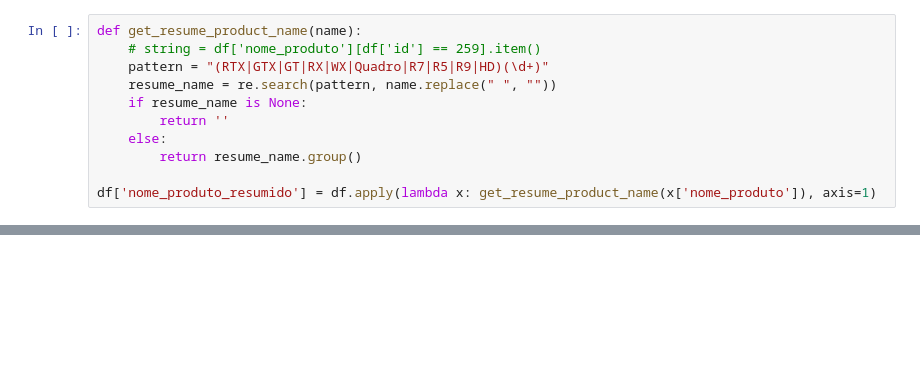
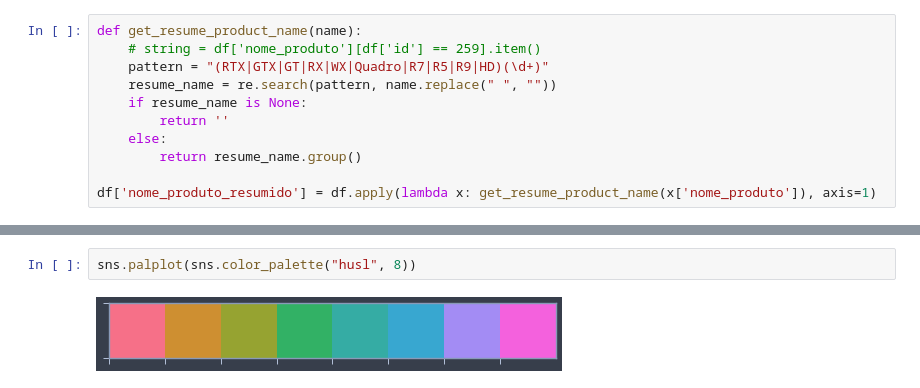
Before and after one commit to Ighus/ds_analysis_hardware_market, a Jupyter notebook: analysis.ipynb, the cells around one changed output, grey strips where cells are left out. Saved outputs shown, nothing was run; the diff lists cells and outputs as text; blank space fills up the shorter version.

```diff
--- a/analysis.ipynb
+++ b/analysis.ipynb
@@ -116,0 +133,4 @@ df[df['nome_produto_resumido'] == '']
+# %%
+sns.palplot(sns.color_palette("husl", 8))
+# %% [output]
+[figure, added]
```
Also changed, not shown: parts of 14 cells of this notebook, 2 other files.
